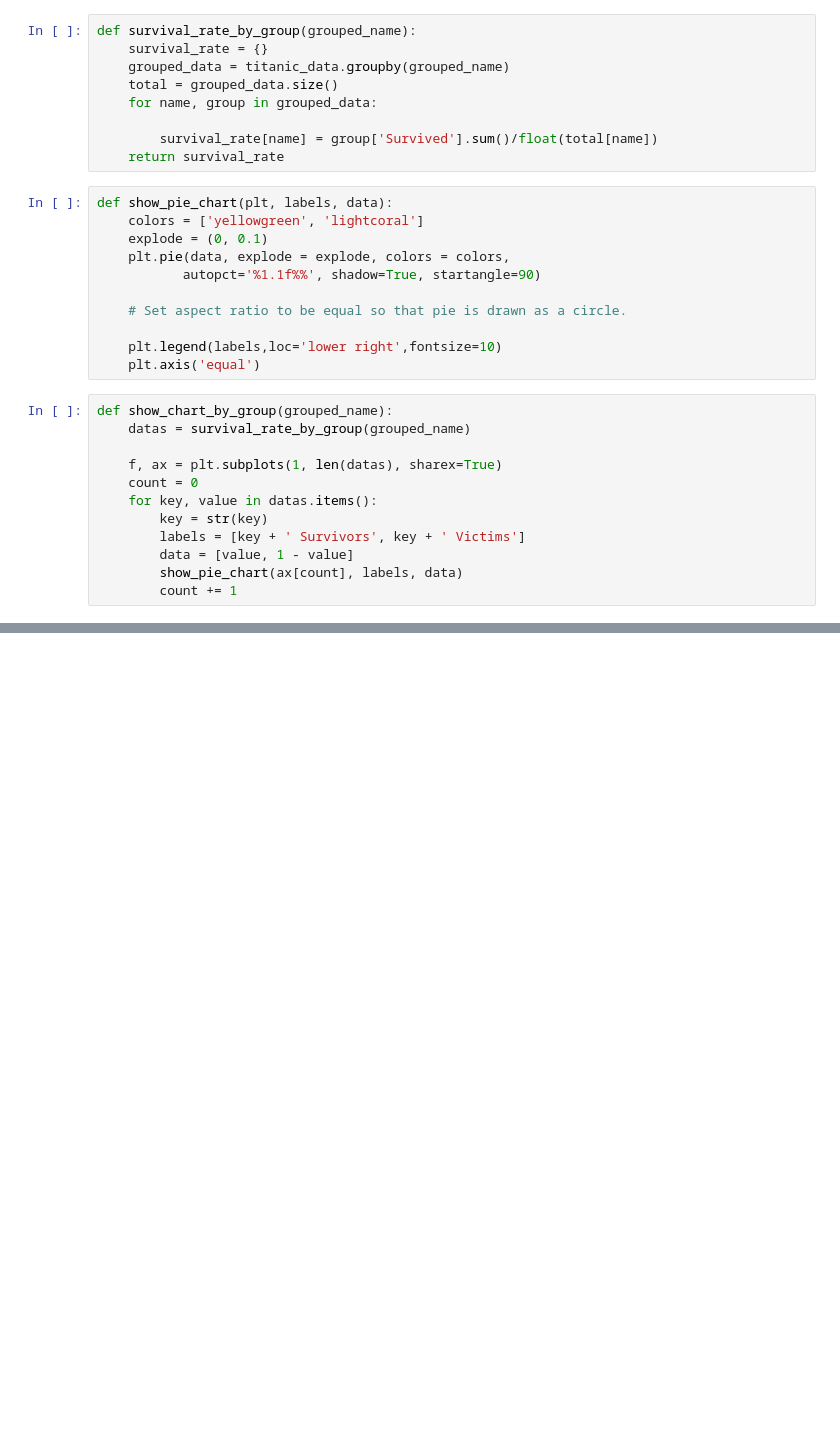
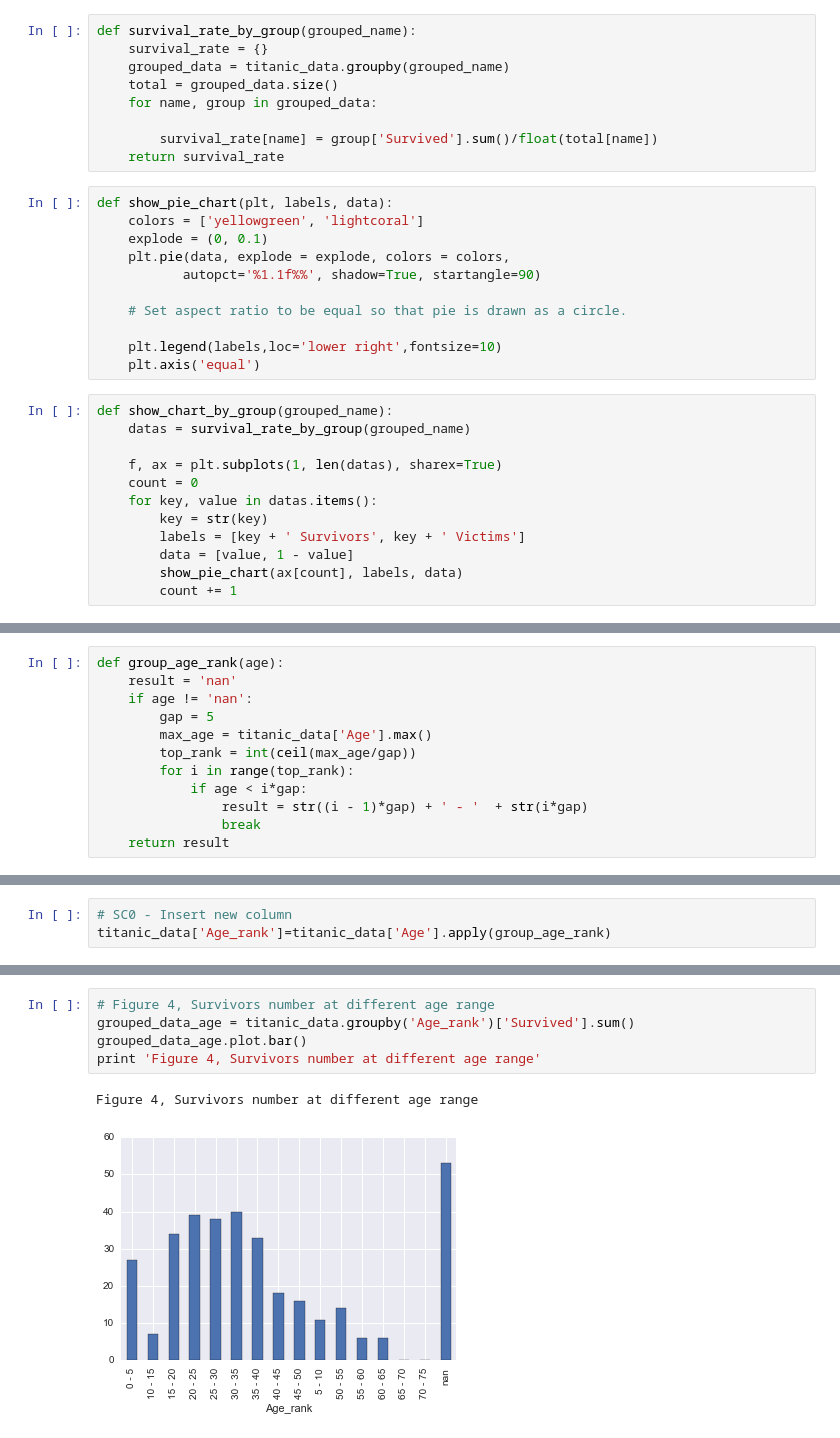
Before and after one commit to HelloRicky/Udacity, a Jupyter notebook: Project_2/Titanic Project.ipynb, the cells around one changed output, grey strips where cells are left out. Drawn from its saved outputs; the diff is of its cells as text; blank space fills up the shorter version.

Commit message:
Titanic Project Submit

```diff
--- a/Project_2/Titanic Project.ipynb
+++ b/Project_2/Titanic Project.ipynb
@@ -72,0 +90,12 @@ show_chart_by_group('Embarked')
+# %%
+def group_age_rank(age):
+    result = 'nan'
+    if age != 'nan':
+        gap = 5
+        max_age = titanic_data['Age'].max()
+        top_rank = int(ceil(max_age/gap))
+        for i in range(top_rank):
+            if age < i*gap:
+                result = str((i - 1)*gap) + ' - '  + str(i*gap)
+                break
+    return result
@@ -72,0 +105,3 @@ show_chart_by_group('Embarked')
+# %%
+# SC0 - Insert new column
+titanic_data['Age_rank']=titanic_data['Age'].apply(group_age_rank)
@@ -72,0 +270,8 @@ show_chart_by_group('Embarked')
+# %%
+# Figure 4, Survivors number at different age range
+grouped_data_age = titanic_data.groupby('Age_rank')['Survived'].sum()
+grouped_data_age.plot.bar()
+print 'Figure 4, Survivors number at different age range'
+# %% [output]
+Figure 4, Survivors number at different age range
+[figure, added]
```
Also changed, not shown: parts of 26 cells of this notebook, 1 other file.
